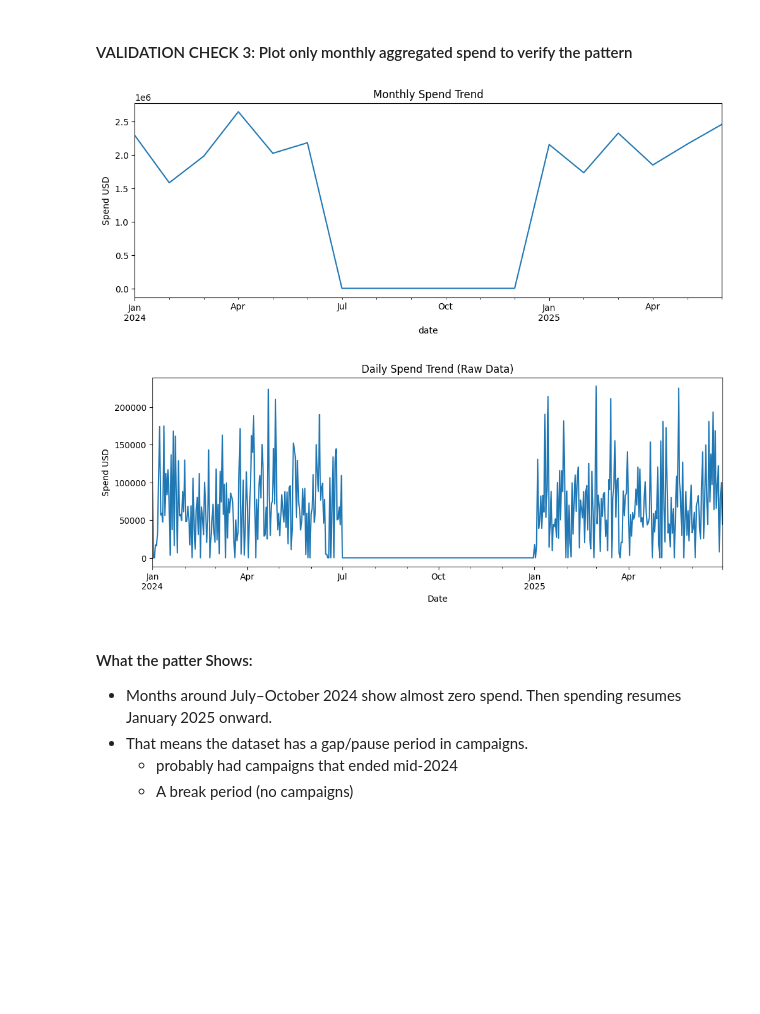
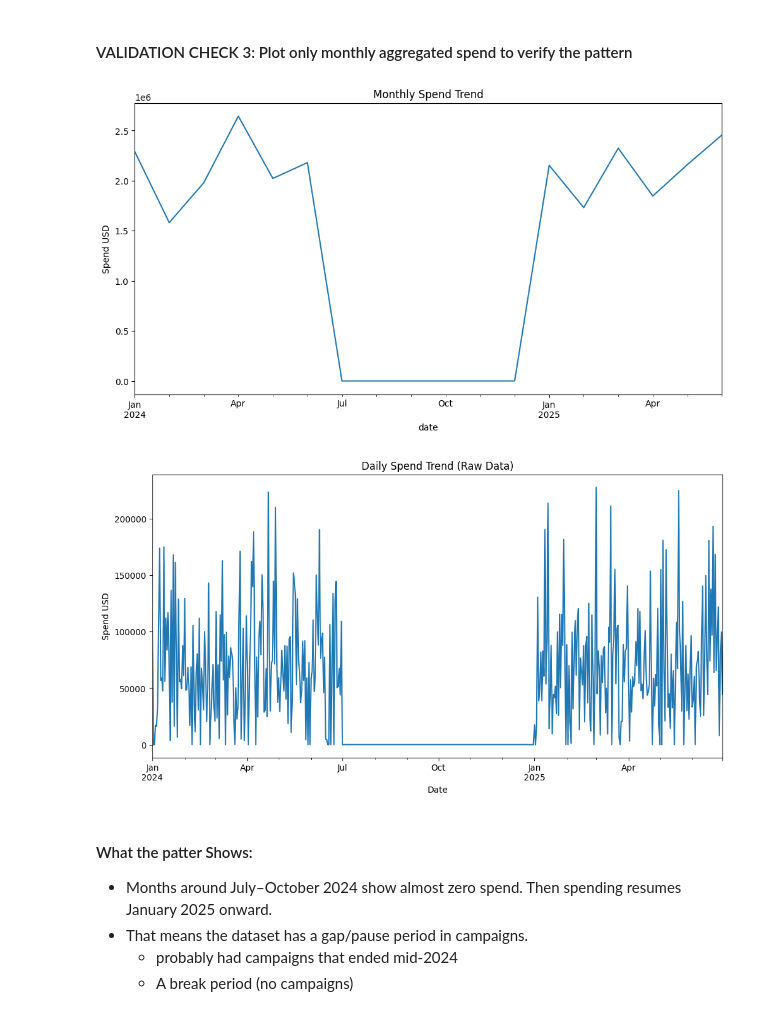
Before and after one commit to Playful-Cloud/Marketing_Campaign_Analysis_and_Optimization, a Jupyter notebook: notebooks/02_data_quality.ipynb, the cells around one changed output. Drawn from its saved outputs; the diff is of its cells as text; code cells hidden in the pictures; blank space fills up the shorter version.

```diff
--- a/notebooks/02_data_quality.ipynb
+++ b/notebooks/02_data_quality.ipynb
@@ -189,8 +189,8 @@ Index(['campaign_id', 'campaign_name', 'start_date', 'end_date', 'channel',
 #The new columns: dataset_year
 #This is for me to know which observation is from sinc ei have 2 csv files
 
-df1["dataset_year"] = 2024
-df2["dataset_year"] = 2025
+df1["data_source"] = "H1_2024"
+df2["data_source"] = "H1_2025"
 # %%
 # VAlIDATE NEW COLUMN MARKER
 
@@ -538,12 +543,13 @@ df[df['date'].isna()].head()
 # %%
 # CHECK THE TREND BY MONTH
 
-df.groupby(pd.Grouper(key="date", freq="ME"))['spend_usd'].sum().plot(figsize=(12,4))
+df.groupby(pd.Grouper(key="date", freq="ME"))['spend_usd'].sum().plot(figsize=(12,6))
+
 plt.title("Monthly Spend Trend")
 plt.ylabel("Spend USD")
 plt.show()
 # %% [output]
-[figure, old version]
+[figure, new version]
 # %%
 # Updated Code for better understanding
 
@@ -551,13 +557,14 @@ df['date'] = pd.to_datetime(df['start_date'], errors='coerce')
 
 daily_spend = df.groupby(pd.Grouper(key='date', freq='D'))['spend_usd'].sum()
 
-daily_spend.plot(figsize=(12,4))
+daily_spend.plot(figsize=(12,6))
+
 plt.title("Daily Spend Trend (Raw Data)")
 plt.ylabel("Spend USD")
 plt.xlabel("Date")
 plt.show()
 # %% [output]
-[figure, old version]
+[figure, new version]
 # %% [markdown]
 #### What the patter Shows:
 
```
Also changed, not shown: parts of 10 cells of this notebook, 8 other files.
